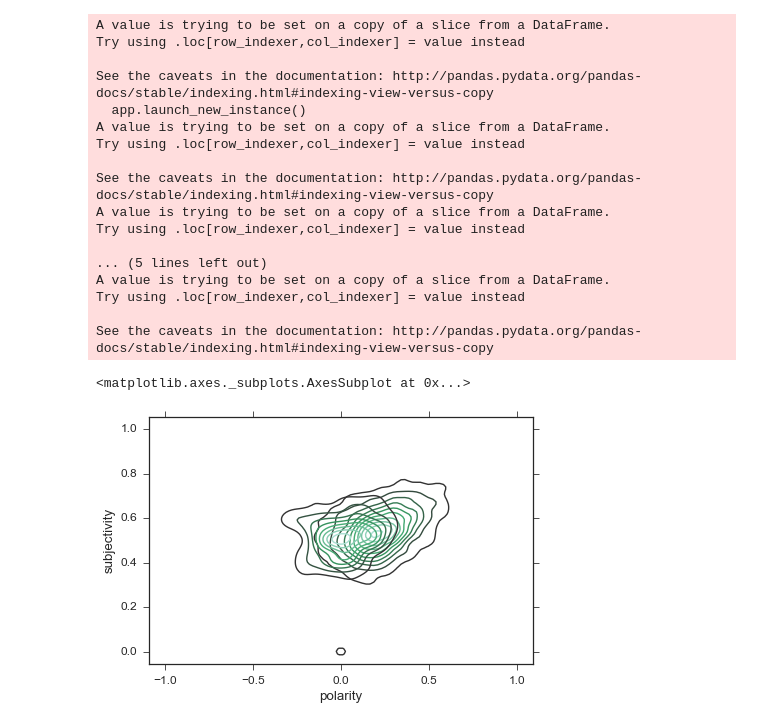
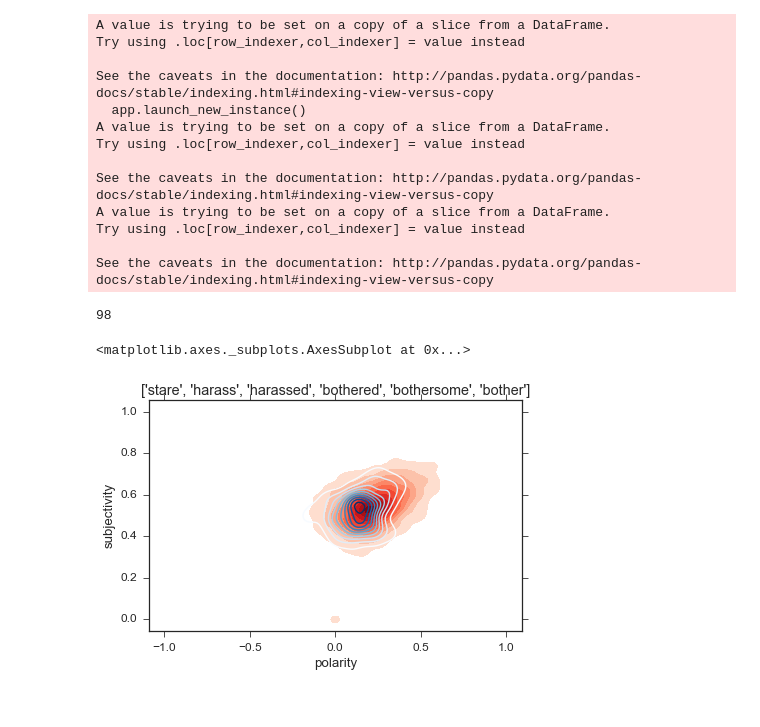
Before and after one commit to franklinmarsh/jac_project, a Jupyter notebook: review_corpus_comparator.ipynb, the cells around one changed output. Drawn from its saved outputs; the diff is of its cells as text; code cells hidden in the pictures.

Commit message:
add multiple word search to review_corpus_comparator.ipynb

```diff
--- a/review_corpus_comparator.ipynb
+++ b/review_corpus_comparator.ipynb
@@ -36,20 +36,22 @@ r = pd.read_csv(file_dir + 'review_with_text.csv')
 b = pd.read_csv('yelp_business_with_neighborhood.csv')
 s = pd.read_csv('static_stats.csv')
 u = pd.read_csv(file_dir + 'yelp_academic_dataset_user.csv')
+metrics = pd.read_csv(file_dir + 'label_review_metrics.csv')
+review_stars = pd.read_csv(file_dir)
 # %%
-rt = r.head(10000)
+rt = pd.merge(r.head(10000), metrics, on = 'review_id', how = 'inner')
 # %%
-def WordCount(corpus, keyword):
+def WordCount(corpus, keywords):
     count = 0 #start the counter at 0
     for word in corpus.split(): #for each word in the corpus
-        if word == keyword: #if the word is the keyword
+        if word in keywords: #if the word is the keyword
             count = count + 1 #add one to the counter
     return count
 
-def WordFreq(corpus, keyword):
+def WordFreq(corpus, keywords):
     count = 0 #start the counter at 0
     for word in corpus.split(): #for each word in the corpus
-        if word == keyword: #if the word is the keyword
+        if word in keywords: #if the word is the keyword
             count = count + 1 #add one to the counter
     return count/len(corpus.split())
 
@@ -63,11 +79,9 @@ def Subjectivity(corpus):
 # %%
-keyword = 'rude'
+keyword = ['stare', 'harass', 'harassed','bothered', 'bothersome', 'bother']
 
 rt['kw_count'] =  rt['text'].apply(WordCount, args = (keyword,))
 rt['kw_freq'] =  rt['text'].apply(WordFreq, args = (keyword,))
-rt['kw'] = keyword
-rt['polarity'] =  rt['text'].apply(Polarity)
-rt['subjectivity'] = rt['text'].apply(Subjectivity)
+rt['kw'] = str(keyword)
 # %% [output]
 A value is trying to be set on a copy of a slice from a DataFrame.
 Try using .loc[row_indexer,col_indexer] = value instead
@@ -81,16 +95,16 @@ See the caveats in the documentation: http://pandas.pydata.org/pandas-docs/stabl
 A value is trying to be set on a copy of a slice from a DataFrame.
 Try using .loc[row_indexer,col_indexer] = value instead
 
-... (5 lines left out)
-A value is trying to be set on a copy of a slice from a DataFrame.
-Try using .loc[row_indexer,col_indexer] = value instead
-
 See the caveats in the documentation: http://pandas.pydata.org/pandas-docs/stable/indexing.html#indexing-view-versus-copy
 # %%
 fr = rt[rt['kw_count'] > 0]
+print(len(fr))
+# %% [output]
+98
 # %%
-sns.kdeplot(rt['polarity'], rt['subjectivity'])
-sns.kdeplot(fr['polarity'], fr['subjectivity'], c = 'blue')
+plt.title(np.unique(fr['kw'])[0])
+sns.kdeplot(rt['polarity'], rt['subjectivity'], shade = True, shade_lowest = False, cmap = 'Reds')
+sns.kdeplot(fr['polarity'], fr['subjectivity'], cmap = 'Blues')
 # %% [output]
 <matplotlib.axes._subplots.AxesSubplot at 0x...>
-[figure, old version]
+[figure, new version]
```
Also changed, not shown: parts of 2 cells of this notebook.
